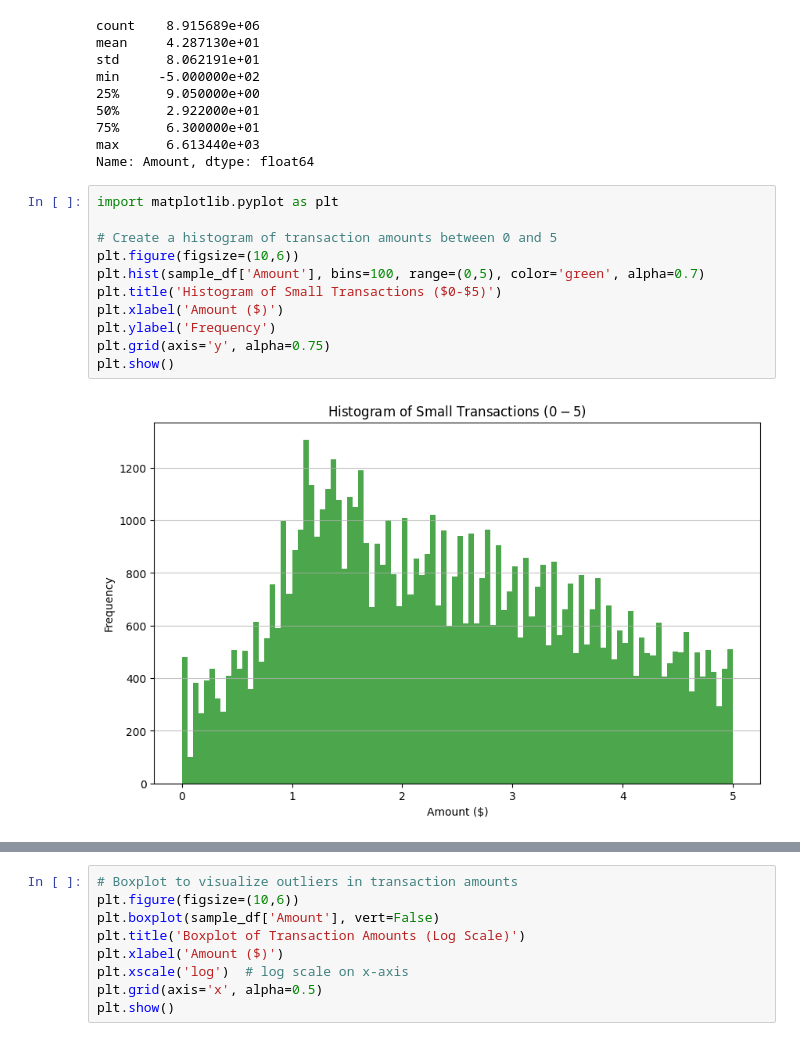
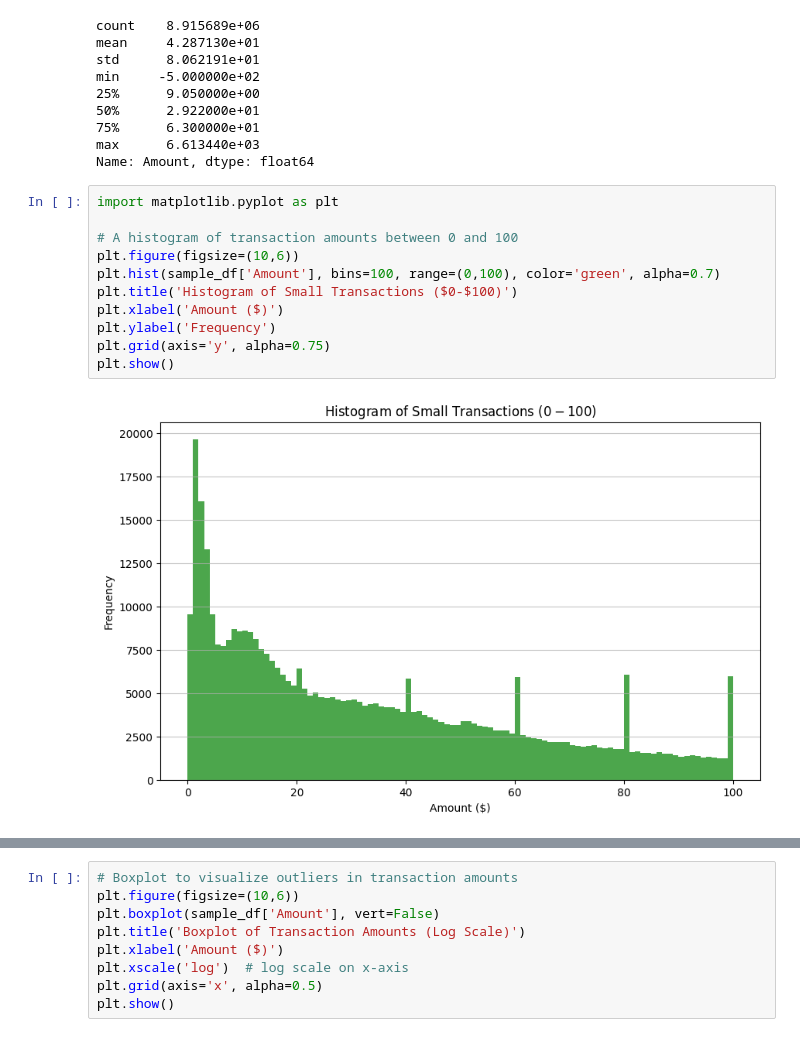
Before and after one commit to Rodney864/Datamining, a Jupyter notebook: FinancialData.ipynb/FinancialData.ipynb, the cells around one changed output, grey strips where cells are left out. Cells and saved outputs as stored; diff of their text form.

```diff
--- a/FinancialData.ipynb/FinancialData.ipynb
+++ b/FinancialData.ipynb/FinancialData.ipynb
@@ -239,13 +239,13 @@ Name: Amount, dtype: float64
 # %%
 import matplotlib.pyplot as plt
 
-# Create a histogram of transaction amounts between 0 and 5
+# A histogram of transaction amounts between 0 and 100
 plt.figure(figsize=(10,6))
-plt.hist(sample_df['Amount'], bins=100, range=(0,5), color='green', alpha=0.7)
-plt.title('Histogram of Small Transactions ($0-$5)')
+plt.hist(sample_df['Amount'], bins=100, range=(0,100), color='green', alpha=0.7)
+plt.title('Histogram of Small Transactions ($0-$100)')
 plt.xlabel('Amount ($)')
 plt.ylabel('Frequency')
 plt.grid(axis='y', alpha=0.75)
 plt.show()
 # %% [output]
-[figure, old version]
+[figure, new version]
```
Also changed, not shown: parts of 12 cells of this notebook.
